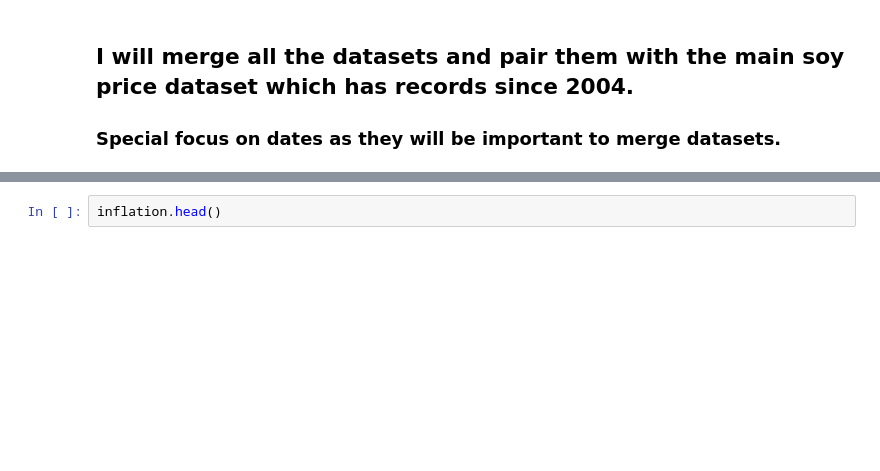
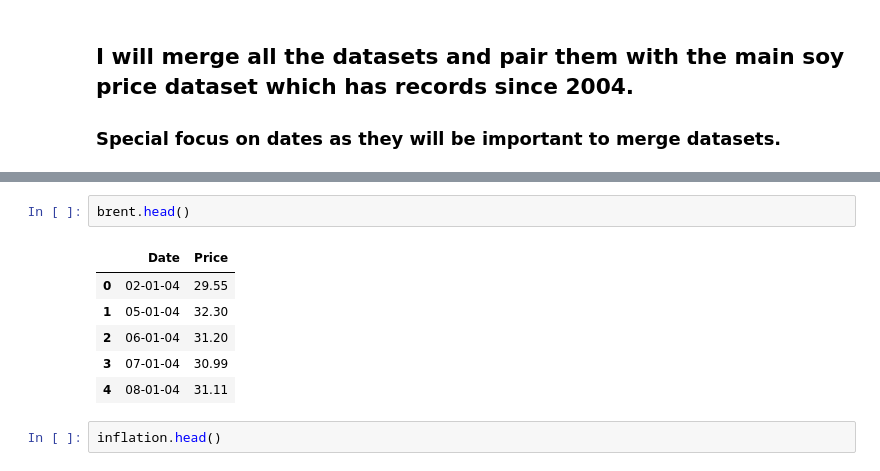
Before and after one commit to mhermida-lab/Soy_price_prediction, a Jupyter notebook: Time_series_dataprep.ipynb, the cells around one changed output, grey strips where cells are left out. Drawn from its saved outputs; the diff is of its cells as text; blank space fills up the shorter version.

```diff
--- a/Time_series_dataprep.ipynb
+++ b/Time_series_dataprep.ipynb
@@ -35,3 +35,12 @@ dataset.head()
+# %%
+brent.head()
+# %% [output]
+|  | Date | Price |
+| 0 | 02-01-04 | 29.55 |
+| 1 | 05-01-04 | 32.30 |
+| 2 | 06-01-04 | 31.20 |
+| 3 | 07-01-04 | 30.99 |
+| 4 | 08-01-04 | 31.11 |
 # %%
 inflation.head()
 # %% [output]
```
Also changed, not shown: parts of 12 cells of this notebook, 7 other files.
